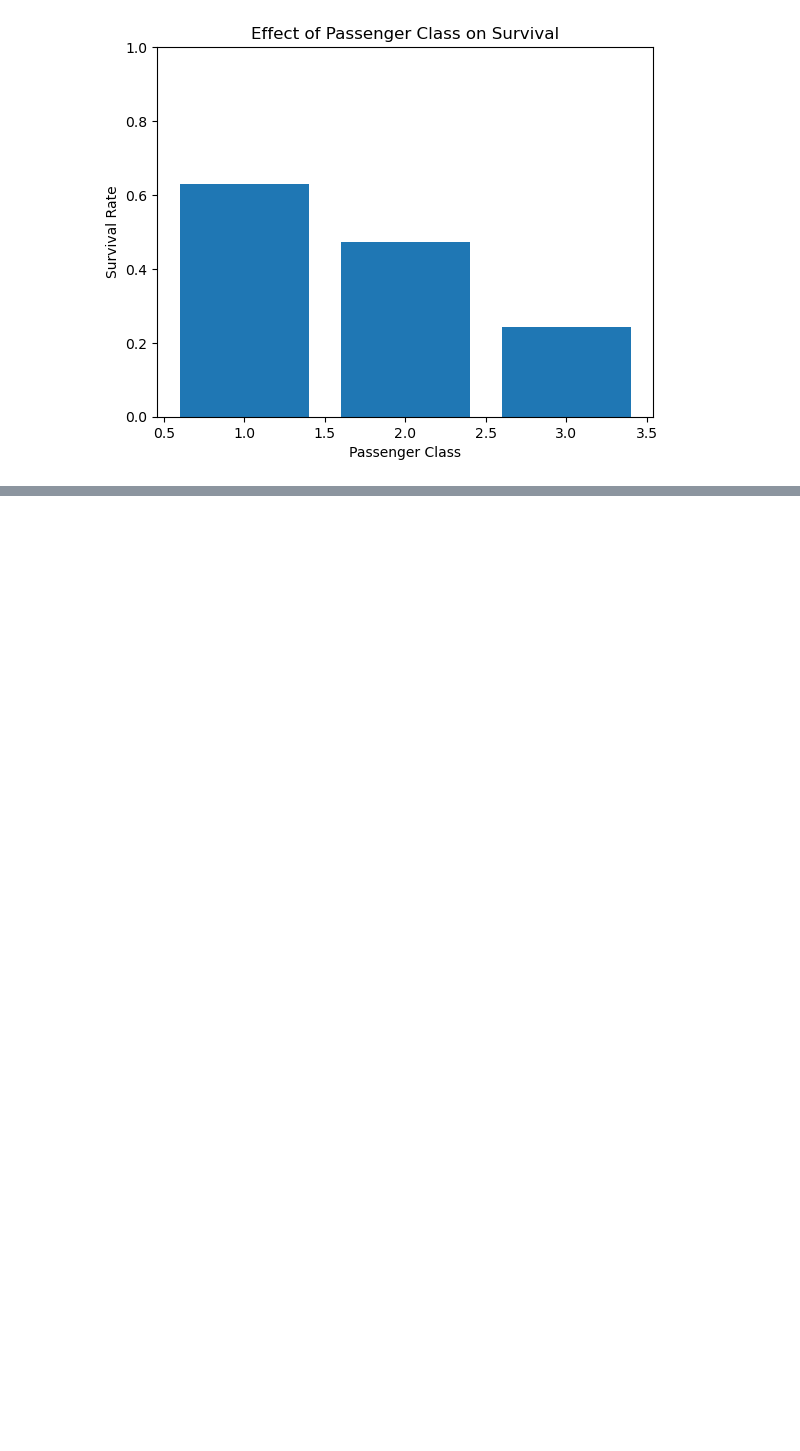
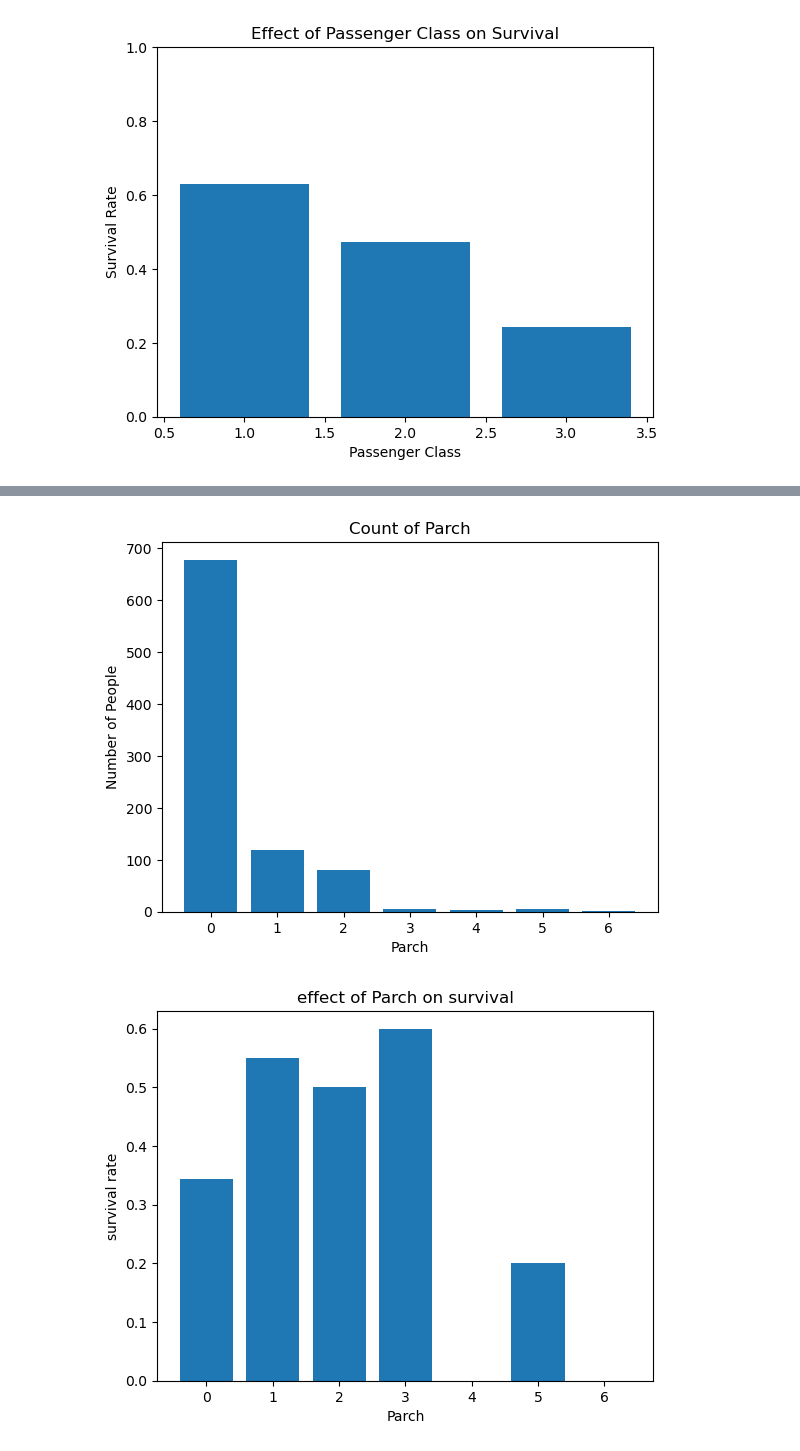
Before and after one commit to codedbyyprince/Titanic-Survival-ML-Model-Practice-, a Jupyter notebook: EDA.ipynb, the cells around one changed output, grey strips where cells are left out. Saved outputs shown, nothing was run; the diff lists cells and outputs as text; code cells hidden in the pictures; blank space fills up the shorter version.

```diff
--- a/EDA.ipynb
+++ b/EDA.ipynb
@@ -250,0 +266,19 @@ plt.show()
+# %%
+counts = df['Parch'].value_counts().sort_index()
+
+plt.bar(counts.index, counts.values)
+plt.xlabel("Parch")
+plt.ylabel("Number of People")
+plt.title("Count of Parch")
+# plt.ylim(0, 51)
+# plt.yticks(range(0, 51, 5))
+plt.show()
+sex_rate = df.groupby('Parch')['Survived'].mean()
+plt.bar(sex_rate.index , sex_rate.values)
+plt.title('effect of Parch on survival')
+plt.xlabel('Parch')
+plt.ylabel('survival rate')
+plt.show()
+# %% [output]
+[figure, added]
+[figure, added]
```
Also changed, not shown: parts of 7 cells of this notebook.
